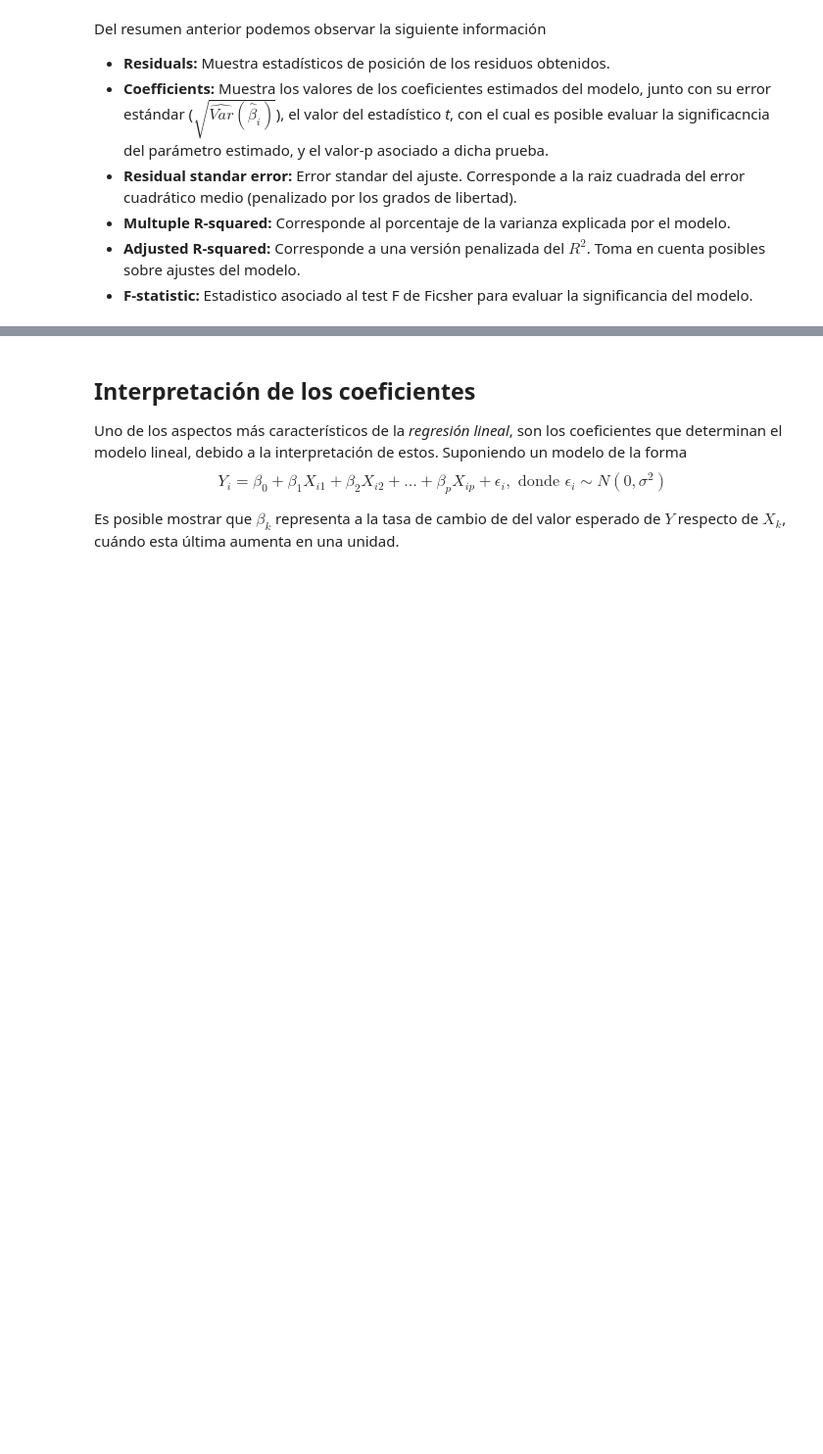
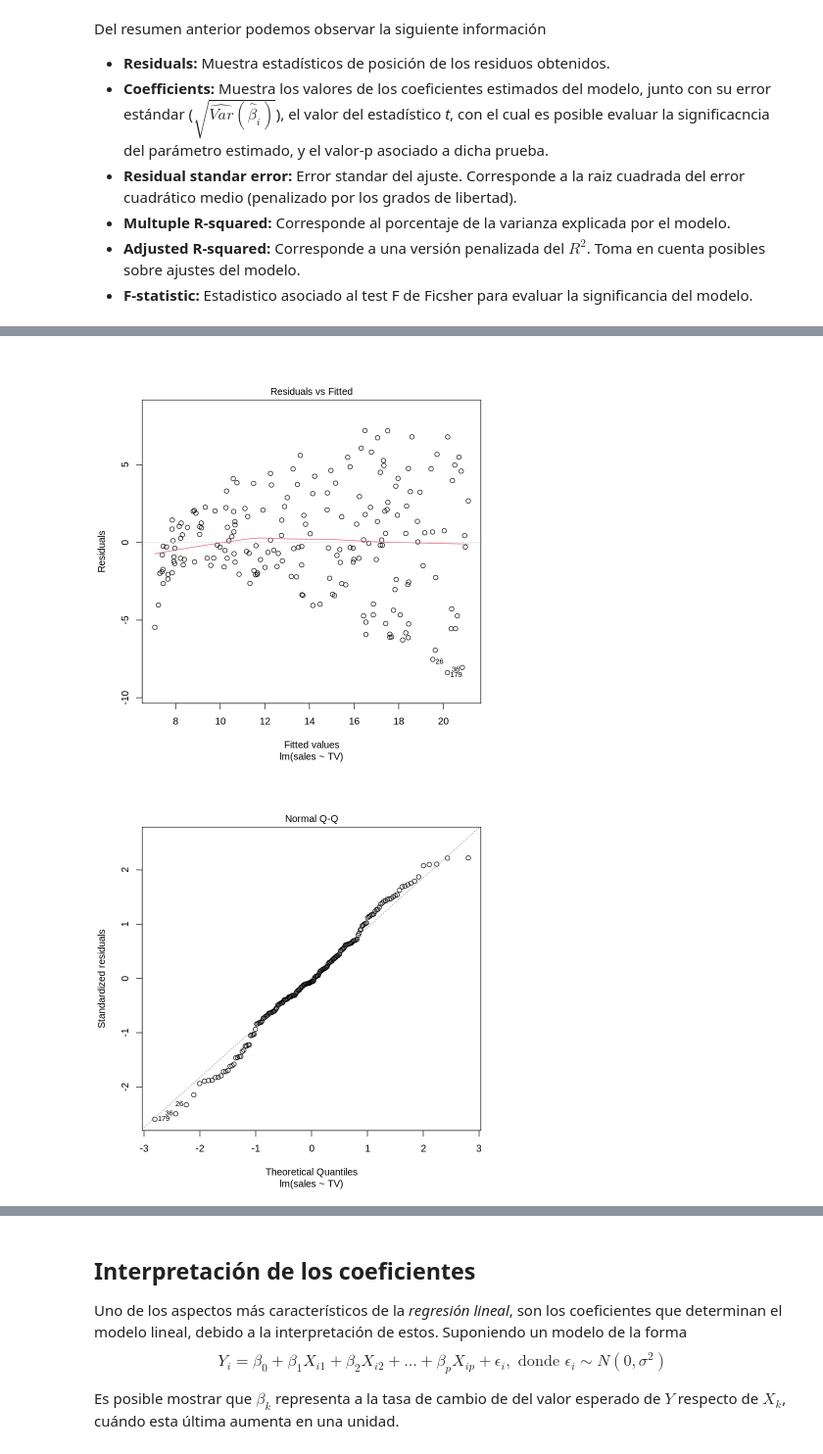
Before and after one commit to rodrigo-coco-espinoza/Introduccion_a_ciencia_de_datos_R_v2, a Jupyter notebook: Clases/Clase7/Clase7_1_Regresion_lineal_en_r.ipynb, the cells around one changed output, grey strips where cells are left out. Shown at 98% size. Saved outputs shown, nothing was run; the diff lists cells and outputs as text; code cells hidden in the pictures; blank space fills up the shorter version.

```diff
--- a/Clases/Clase7/Clase7_1_Regresion_lineal_en_r.ipynb
+++ b/Clases/Clase7/Clase7_1_Regresion_lineal_en_r.ipynb
@@ -78,3 +191,5 @@ Del resumen anterior podemos observar la siguiente información
    * **F-statistic:** Estadistico asociado al test F de Ficsher para evaluar la significancia del modelo.
 # %%
 # Podemos generar un nuevo modelo sólo con la variables TV
+mod2 <- lm(sales ~ TV, data = ventas)
+summary(mod2)
@@ -80,0 +214,6 @@ Del resumen anterior podemos observar la siguiente información
+# %%
+# NOTA
+plot(mod2)
+# %% [output]
+[figure, added]
+[figure, added]
```
Also changed, not shown: parts of 34 cells of this notebook.
